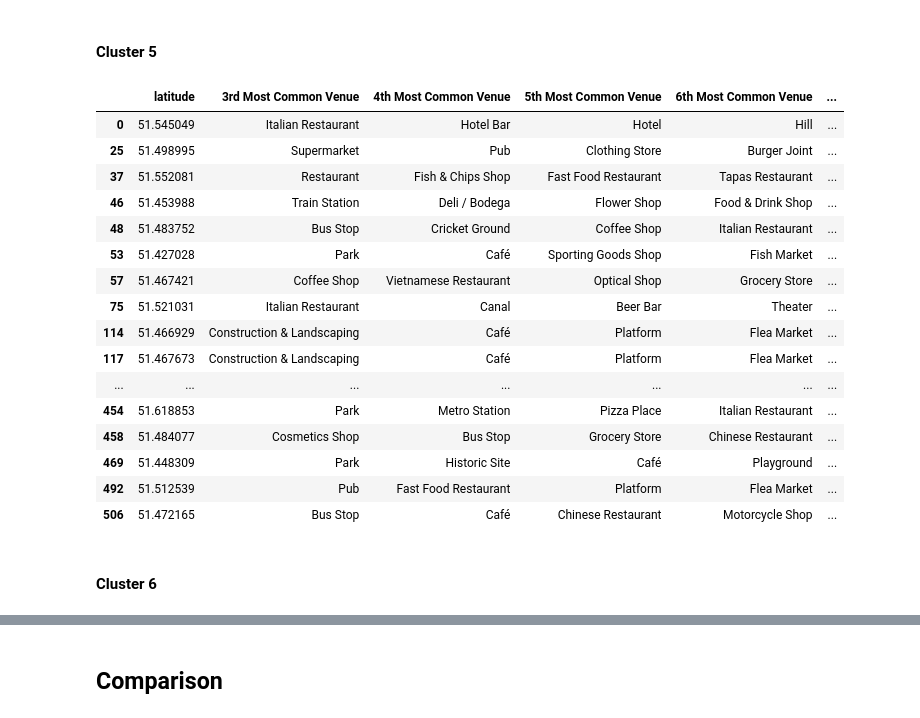
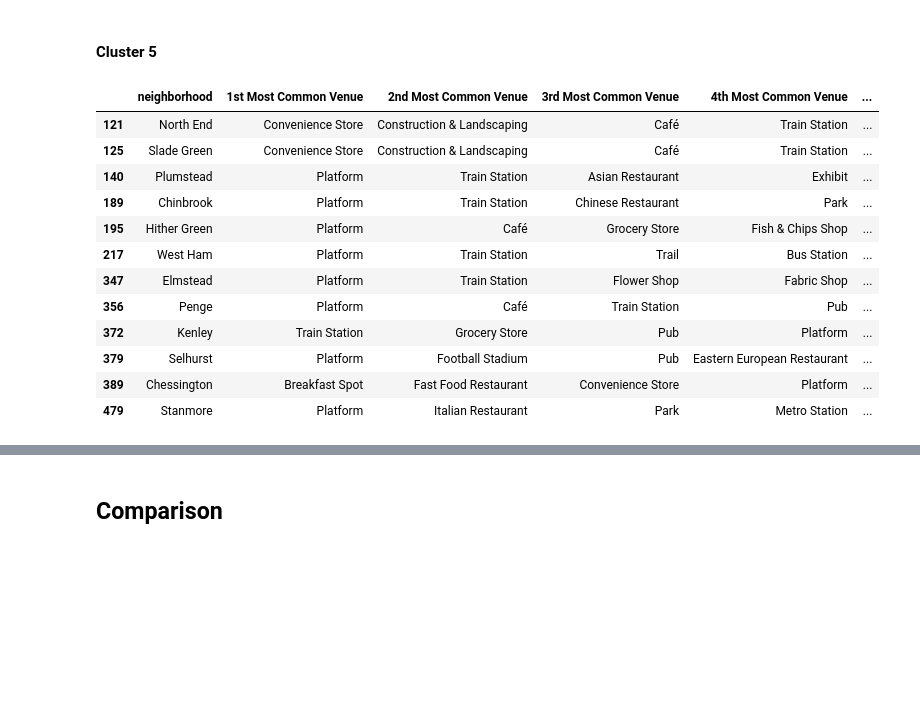
Before and after one commit to rafaelcgama/Capstone, a Jupyter notebook: final.ipynb, the cells around one changed output, grey strips where cells are left out. Drawn from its saved outputs; the diff is of its cells as text; code cells hidden in the pictures; blank space fills up the shorter version.

```diff
--- a/final.ipynb
+++ b/final.ipynb
@@ -233,6 +236,7 @@ def getNearbyVenues(names, latitudes, longitudes, radius=500):
 
         # make the GET request
         results = requests.get(url).json()["response"]['groups'][0]['items']
+        sleep(1)
 
         # return only relevant information for each nearby venue
         venues_list.append([(
@@ -245,13 +249,15 @@ def getNearbyVenues(names, latitudes, longitudes, radius=500):
             v['venue']['categories'][0]['name']) for v in results])
 
     nearby_venues = pd.DataFrame([item for venue_list in venues_list for item in venue_list])
-    nearby_venues.columns = ['neighborhood',
-                  'neighborhood_latitude',
-                  'neighborhood_longitude',
-                  'venue',
-                  'venue_latitude',
-                  'venue_longitude',
-                  'venue_category']
+    nearby_venues.columns = [
+        'neighborhood',
+        'neighborhood_latitude',
+        'neighborhood_longitude',
+        'venue',
+        'venue_latitude',
+        'venue_longitude',
+        'venue_category'
+        ]
 
     return(nearby_venues)
 # %% [markdown]
@@ -765,9 +670,9 @@ borough_comma.loc[borough_comma['london_borough'].str.contains(', | &')]
 As we can see there are still some locations where it wasn't possible to update the neighborhood using geopy so those I will research online and fix by hand.
 # %%
 indexes = borough_comma.loc[borough_comma['london_borough'].str.contains(', | &')].index
-new_boroughs = ['Lambeth', 'Camden', 'Bromley', 'City', 'Greenwich', 'Bromley']
+new_boroughs = ['City']
+borough_comma.loc[indexes, 'london_borough'] = new_boroughs
 
-borough_comma.loc[indexes, 'london_borough'] = new_boroughs
-print(borough_comma)
+print(borough_comma.shape)
 borough_comma
 # %% [output]
@@ -1298,0 +1192,5 @@ neighborhoods_venues_sorted.shape
+# %%
+neighborhoods_venues_sorted = top_venues_neighboorhood(num_venues=10, city_grouped=london_grouped)
+
+print(neighborhoods_venues_sorted.shape)
+neighborhoods_venues_sorted.head()
@@ -1316,6 +1209,6 @@ visualizer.poof()
 # %%
 # set number of clusters
-kclusters = 6
+kclusters = 5
 
 london_grouped_clustering = london_grouped.drop('neighborhood', 1)
 
@@ -1456,24 +1365,18 @@ london_merged.loc[london_merged['cluster_labels'] == 3, london_merged.columns[[1
 # %% [markdown]
 #### Cluster 5
 # %%
-london_merged.loc[london_merged['cluster_labels'] == 4, london_merged.columns[[1] + list(range(6, london_merged.shape[1]))]]
+london_merged.loc[london_merged['cluster_labels'] == 4, london_merged.columns[[0] + list(range(4, london_merged.shape[1]))]]
 # %% [output]
-|  | latitude | 3rd Most Common Venue | 4th Most Common Venue | 5th Most Common Venue | 6th Most Common Venue | ... |
-| 0 | 51.545049 | Italian Restaurant | Hotel Bar | Hotel | Hill | ... |
-| 25 | 51.498995 | Supermarket | Pub | Clothing Store | Burger Joint | ... |
-| 37 | 51.552081 | Restaurant | Fish & Chips Shop | Fast Food Restaurant | Tapas Restaurant | ... |
-| 46 | 51.453988 | Train Station | Deli / Bodega | Flower Shop | Food & Drink Shop | ... |
-| 48 | 51.483752 | Bus Stop | Cricket Ground | Coffee Shop | Italian Restaurant | ... |
-| 53 | 51.427028 | Park | Café | Sporting Goods Shop | Fish Market | ... |
-| 57 | 51.467421 | Coffee Shop | Vietnamese Restaurant | Optical Shop | Grocery Store | ... |
-| 75 | 51.521031 | Italian Restaurant | Canal | Beer Bar | Theater | ... |
-| 114 | 51.466929 | Construction & Landscaping | Café | Platform | Flea Market | ... |
-| 117 | 51.467673 | Construction & Landscaping | Café | Platform | Flea Market | ... |
-| ... | ... | ... | ... | ... | ... | ... |
-| 454 | 51.618853 | Park | Metro Station | Pizza Place | Italian Restaurant | ... |
-| 458 | 51.484077 | Cosmetics Shop | Bus Stop | Grocery Store | Chinese Restaurant | ... |
-| 469 | 51.448309 | Park | Historic Site | Café | Playground | ... |
-| 492 | 51.512539 | Pub | Fast Food Restaurant | Platform | Flea Market | ... |
-| 506 | 51.472165 | Bus Stop | Café | Chinese Restaurant | Motorcycle Shop | ... |
+|  | neighborhood | 1st Most Common Venue | 2nd Most Common Venue | 3rd Most Common Venue | 4th Most Common Venue | ... |
+| 121 | North End | Convenience Store | Construction & Landscaping | Café | Train Station | ... |
+| 125 | Slade Green | Convenience Store | Construction & Landscaping | Café | Train Station | ... |
+| 140 | Plumstead | Platform | Train Station | Asian Restaurant | Exhibit | ... |
+| 189 | Chinbrook | Platform | Train Station | Chinese Restaurant | Park | ... |
+| 195 | Hither Green | Platform | Café | Grocery Store | Fish & Chips Shop | ... |
+| 217 | West Ham | Platform | Train Station | Trail | Bus Station | ... |
+| 347 | Elmstead | Platform | Train Station | Flower Shop | Fabric Shop | ... |
+| 356 | Penge | Platform | Café | Train Station | Pub | ... |
+| 372 | Kenley | Train Station | Grocery Store | Pub | Platform | ... |
+| 379 | Selhurst | Platform | Football Stadium | Pub | Eastern European Restaurant | ... |
+| 389 | Chessington | Breakfast Spot | Fast Food Restaurant | Convenience Store | Platform | ... |
+| 479 | Stanmore | Platform | Italian Restaurant | Park | Metro Station | ... |
-# %% [markdown]
-#### Cluster 6
```
Also changed, not shown: parts of 101 cells of this notebook, 1 other file.
